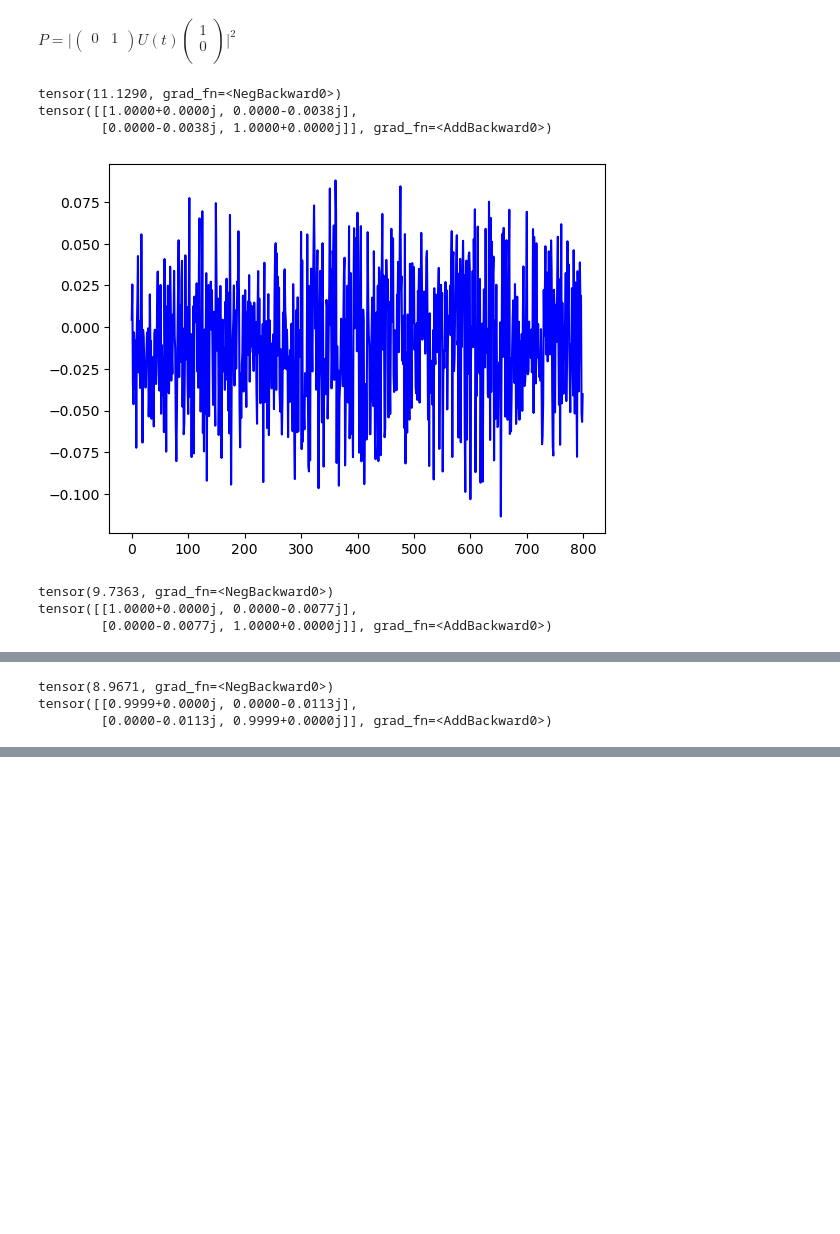
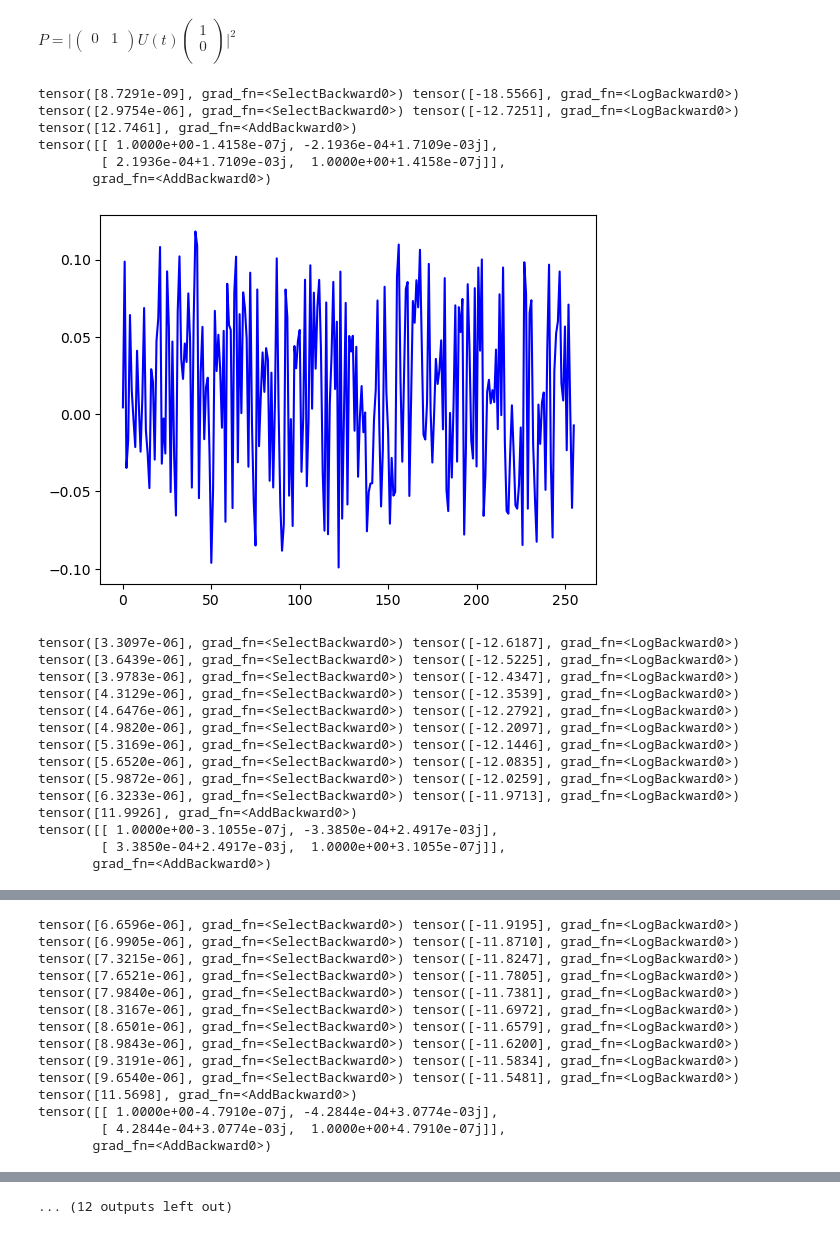
Before and after one commit to Shihyeon/MathematicalPhysicsAI, a Jupyter notebook: Finals_ReinforcementLearning.ipynb, the cells around one changed output, grey strips where cells are left out. Saved outputs shown, nothing was run; the diff lists cells and outputs as text; code cells hidden in the pictures; blank space fills up the shorter version.

```diff
--- a/Finals_ReinforcementLearning.ipynb
+++ b/Finals_ReinforcementLearning.ipynb
@@ -30,7 +30,7 @@ U(t=0) =
 \end{pmatrix}
 $
 # %%
-dw = 0
+dw = 1.2
 phi = 0
 om_v0 = 1
 dt = 0.001
@@ -51,7 +51,7 @@ def H(s_t, T):
                                            [torch.exp(torch.tensor(-1j * (dw*t + phi))), 0]])
     return y
 # %%
-input_size = 100
+input_size = 32
 hidden_layer_overlaps = 3
 
 class NeuralNet(nn.Module):
@@ -97,41 +97,62 @@ loss_list = []
 epoch_range = 1000+1
 export_epoch = 10
 T_size = input_size * 8
 
 for epoch in range(epoch_range):
-    input_t = torch.arange(T_size)*dt
+    input_t = torch.arange(T_size) * dt
     st = model(input_t)
     model.train()
 
     ut = u0.detach().clone()
 
-    for T in range(T_size):
+    for T in range(1, T_size):
         dudt = -1j * torch.matmul(H(st[T], T), ut)
         ut = ut + dudt*dt
 
     p = torch.square(torch.matmul(torch.matmul(torch.tensor([[0, 1]]) * (1. + 0j), ut), torch.tensor([[1], [0]])*(1. + 0j)).abs())[0]
-    p_scalar = p.sum()
+    # p_scalar = p.sum()
+    print(p, torch.log(p))
+    scalar_value = p.item()
 
-    loss = -torch.log(p_scalar).requires_grad_(True)
+    # loss = -torch.log(p_scalar).requires_grad_(True)
+    loss = 1*(torch.log(p)).abs().requires_grad_(True) + 0.01*torch.sum((torch.diff(st)**2)+torch.sum(torch.var(st))).requires_grad_(True)
 
     loss.backward()
     optimizer.step()
     optimizer.zero_grad()
 
     if epoch % export_epoch == 1:  # export_epoch = 10
         print(loss)
         print(ut)
         plt.plot(st.detach().numpy(), 'b')
         plt.show()
         loss_list.append(loss.item())
 
 plt.plot(loss_list, 'b.')
 plt.show()
+
+plt.plot(st.detach().numpy(), 'b')
+plt.show()
+print(ut)
 # %% [output]
-tensor(11.1290, grad_fn=<NegBackward0>)
-tensor([[1.0000+0.0000j, 0.0000-0.0038j],
-        [0.0000-0.0038j, 1.0000+0.0000j]], grad_fn=<AddBackward0>)
+tensor([8.7291e-09], grad_fn=<SelectBackward0>) tensor([-18.5566], grad_fn=<LogBackward0>)
+tensor([2.9754e-06], grad_fn=<SelectBackward0>) tensor([-12.7251], grad_fn=<LogBackward0>)
+tensor([12.7461], grad_fn=<AddBackward0>)
+tensor([[ 1.0000e+00-1.4158e-07j, -2.1936e-04+1.7109e-03j],
+        [ 2.1936e-04+1.7109e-03j,  1.0000e+00+1.4158e-07j]],
+       grad_fn=<AddBackward0>)
-[figure, old version]
+[figure, new version]
-tensor(9.7363, grad_fn=<NegBackward0>)
-tensor([[1.0000+0.0000j, 0.0000-0.0077j],
-        [0.0000-0.0077j, 1.0000+0.0000j]], grad_fn=<AddBackward0>)
+tensor([3.3097e-06], grad_fn=<SelectBackward0>) tensor([-12.6187], grad_fn=<LogBackward0>)
+tensor([3.6439e-06], grad_fn=<SelectBackward0>) tensor([-12.5225], grad_fn=<LogBackward0>)
+tensor([3.9783e-06], grad_fn=<SelectBackward0>) tensor([-12.4347], grad_fn=<LogBackward0>)
+tensor([4.3129e-06], grad_fn=<SelectBackward0>) tensor([-12.3539], grad_fn=<LogBackward0>)
+tensor([4.6476e-06], grad_fn=<SelectBackward0>) tensor([-12.2792], grad_fn=<LogBackward0>)
+tensor([4.9820e-06], grad_fn=<SelectBackward0>) tensor([-12.2097], grad_fn=<LogBackward0>)
+tensor([5.3169e-06], grad_fn=<SelectBackward0>) tensor([-12.1446], grad_fn=<LogBackward0>)
+tensor([5.6520e-06], grad_fn=<SelectBackward0>) tensor([-12.0835], grad_fn=<LogBackward0>)
+tensor([5.9872e-06], grad_fn=<SelectBackward0>) tensor([-12.0259], grad_fn=<LogBackward0>)
+tensor([6.3233e-06], grad_fn=<SelectBackward0>) tensor([-11.9713], grad_fn=<LogBackward0>)
+tensor([11.9926], grad_fn=<AddBackward0>)
+tensor([[ 1.0000e+00-3.1055e-07j, -3.3850e-04+2.4917e-03j],
+        [ 3.3850e-04+2.4917e-03j,  1.0000e+00+3.1055e-07j]],
+       grad_fn=<AddBackward0>)
@@ -139,3 +160,14 @@ tensor([[1.0000+0.0000j, 0.0000-0.0077j],
-tensor(8.9671, grad_fn=<NegBackward0>)
-tensor([[0.9999+0.0000j, 0.0000-0.0113j],
-        [0.0000-0.0113j, 0.9999+0.0000j]], grad_fn=<AddBackward0>)
+tensor([6.6596e-06], grad_fn=<SelectBackward0>) tensor([-11.9195], grad_fn=<LogBackward0>)
+tensor([6.9905e-06], grad_fn=<SelectBackward0>) tensor([-11.8710], grad_fn=<LogBackward0>)
+tensor([7.3215e-06], grad_fn=<SelectBackward0>) tensor([-11.8247], grad_fn=<LogBackward0>)
+tensor([7.6521e-06], grad_fn=<SelectBackward0>) tensor([-11.7805], grad_fn=<LogBackward0>)
+tensor([7.9840e-06], grad_fn=<SelectBackward0>) tensor([-11.7381], grad_fn=<LogBackward0>)
+tensor([8.3167e-06], grad_fn=<SelectBackward0>) tensor([-11.6972], grad_fn=<LogBackward0>)
+tensor([8.6501e-06], grad_fn=<SelectBackward0>) tensor([-11.6579], grad_fn=<LogBackward0>)
+tensor([8.9843e-06], grad_fn=<SelectBackward0>) tensor([-11.6200], grad_fn=<LogBackward0>)
+tensor([9.3191e-06], grad_fn=<SelectBackward0>) tensor([-11.5834], grad_fn=<LogBackward0>)
+tensor([9.6540e-06], grad_fn=<SelectBackward0>) tensor([-11.5481], grad_fn=<LogBackward0>)
+tensor([11.5698], grad_fn=<AddBackward0>)
+tensor([[ 1.0000e+00-4.7910e-07j, -4.2844e-04+3.0774e-03j],
+        [ 4.2844e-04+3.0774e-03j,  1.0000e+00+4.7910e-07j]],
+       grad_fn=<AddBackward0>)
@@ -143,0 +220 @@ KeyboardInterrupt:
+... (12 outputs left out)
```
Also changed, not shown: parts of 1 cell of this notebook, 2 other files.
